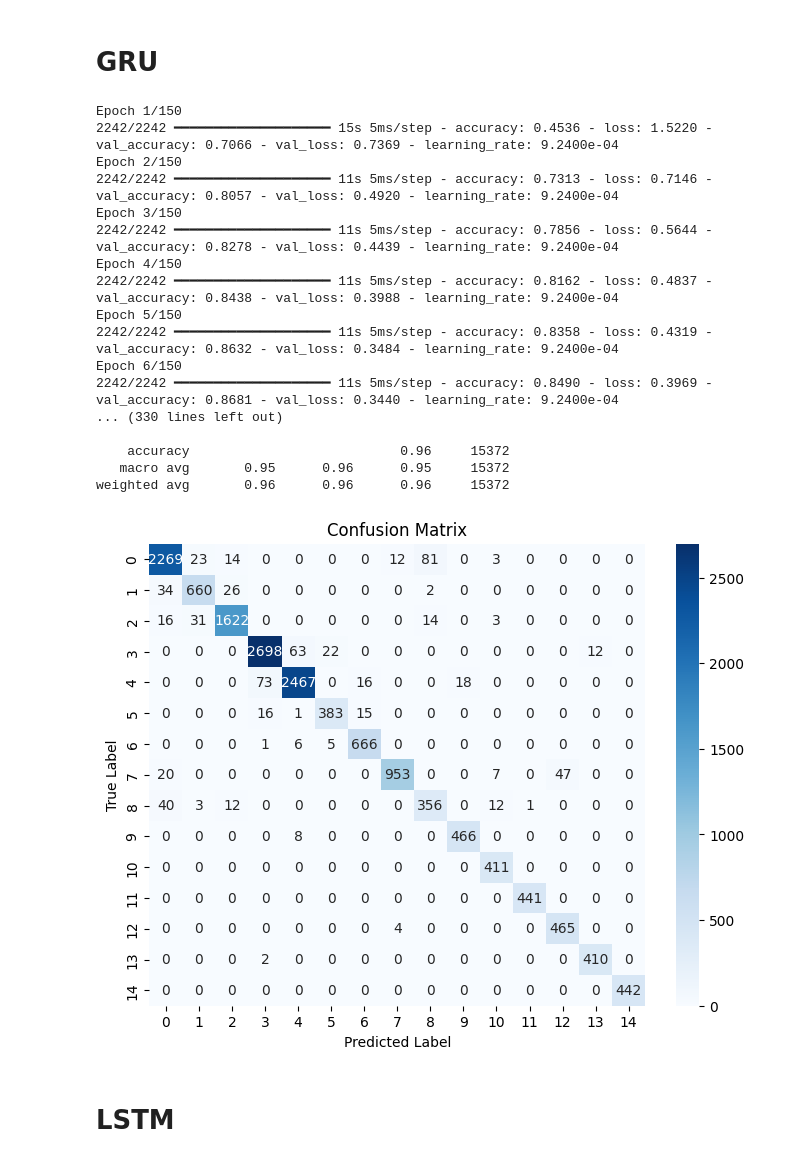
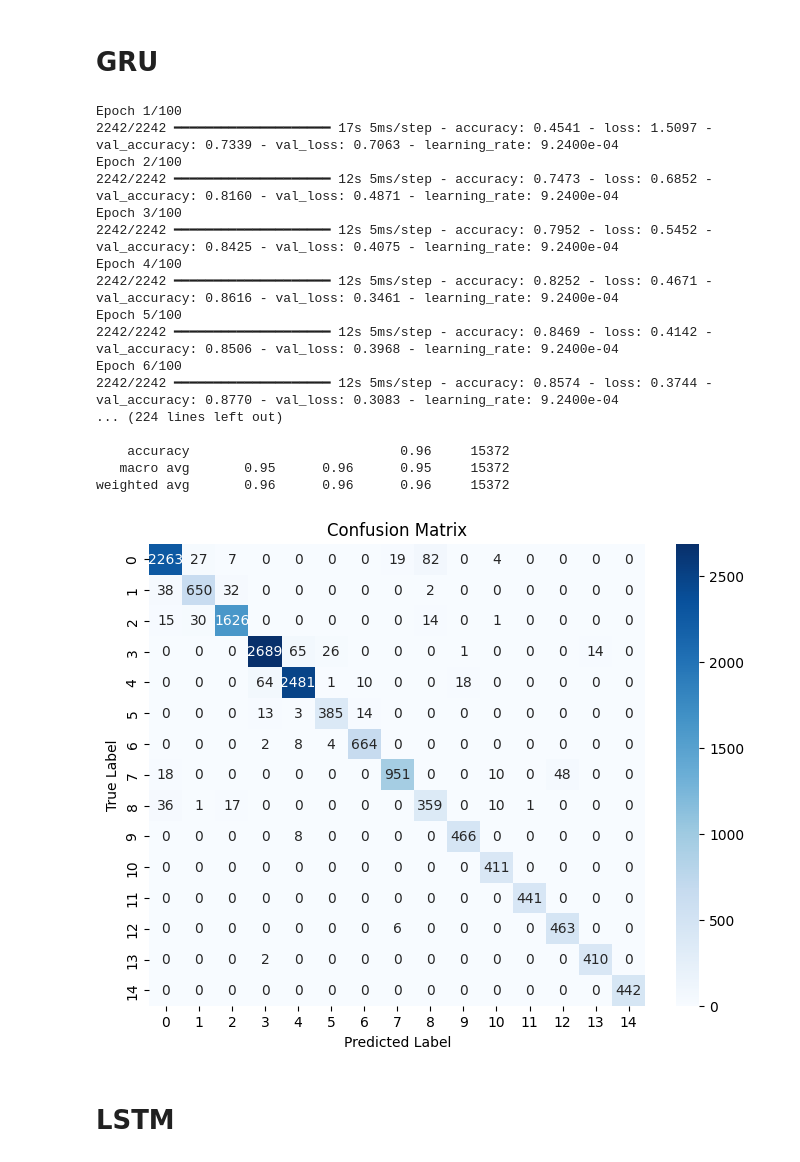
Before and after one commit to kaushikar11/RAI-HER, a Jupyter notebook: MODELS-EVALUATION.ipynb, the cells around one changed output. Saved outputs shown, nothing was run; the diff lists cells and outputs as text; code cells hidden in the pictures.

```diff
--- a/MODELS-EVALUATION.ipynb
+++ b/MODELS-EVALUATION.ipynb
@@ -604,7 +604,7 @@ num_classes = len(np.unique(y))
 gru_model = build_gru_model(input_shape, num_classes)
 history = gru_model.fit(
     X_train, y_train,
-    epochs=150, batch_size=32,
+    epochs=100, batch_size=32,
     validation_data=(X_val, y_val),
     callbacks=[reduce_lr],
     verbose=1
@@ -623,47 +623,47 @@ pred_df.drop(columns=['Emotion'], inplace=True)
 test_df = X_test.copy()
 
 # Compute evaluation metrics
 accuracy = accuracy_score(y_test, predicted_labels)
 precision = precision_score(y_test, predicted_labels, average='weighted')
 recall = recall_score(y_test, predicted_labels, average='weighted')
 
 # Print evaluation metrics
 print(f"Accuracy: {accuracy:.4f}")
 print(f"Precision: {precision:.4f}")
 print(f"Recall: {recall:.4f}")
 
 # Classification Report
 class_report = classification_report(y_test, predicted_labels)
 print("Classification Report:")
 print(class_report)
 
 # Plot Confusion Matrix
 plt.figure(figsize=(8, 6))
 conf_matrix = tf.math.confusion_matrix(y_test, predicted_labels).numpy()
 sns.heatmap(conf_matrix, annot=True, fmt='d', cmap='Blues', xticklabels=np.unique(y_test), yticklabels=np.unique(y_test))
 plt.xlabel('Predicted Label')
 plt.ylabel('True Label')
 plt.title('Confusion Matrix')
 plt.show()
 # %% [output]
-Epoch 1/150
-2242/2242 ━━━━━━━━━━━━━━━━━━━━ 15s 5ms/step - accuracy: 0.4536 - loss: 1.5220 - val_accuracy: 0.7066 - val_loss: 0.7369 - learning_rate: 9.2400e-04
-Epoch 2/150
-2242/2242 ━━━━━━━━━━━━━━━━━━━━ 11s 5ms/step - accuracy: 0.7313 - loss: 0.7146 - val_accuracy: 0.8057 - val_loss: 0.4920 - learning_rate: 9.2400e-04
-Epoch 3/150
-2242/2242 ━━━━━━━━━━━━━━━━━━━━ 11s 5ms/step - accuracy: 0.7856 - loss: 0.5644 - val_accuracy: 0.8278 - val_loss: 0.4439 - learning_rate: 9.2400e-04
-Epoch 4/150
-2242/2242 ━━━━━━━━━━━━━━━━━━━━ 11s 5ms/step - accuracy: 0.8162 - loss: 0.4837 - val_accuracy: 0.8438 - val_loss: 0.3988 - learning_rate: 9.2400e-04
-Epoch 5/150
-2242/2242 ━━━━━━━━━━━━━━━━━━━━ 11s 5ms/step - accuracy: 0.8358 - loss: 0.4319 - val_accuracy: 0.8632 - val_loss: 0.3484 - learning_rate: 9.2400e-04
-Epoch 6/150
-2242/2242 ━━━━━━━━━━━━━━━━━━━━ 11s 5ms/step - accuracy: 0.8490 - loss: 0.3969 - val_accuracy: 0.8681 - val_loss: 0.3440 - learning_rate: 9.2400e-04
-... (330 lines left out)
+Epoch 1/100
+2242/2242 ━━━━━━━━━━━━━━━━━━━━ 17s 5ms/step - accuracy: 0.4541 - loss: 1.5097 - val_accuracy: 0.7339 - val_loss: 0.7063 - learning_rate: 9.2400e-04
+Epoch 2/100
+2242/2242 ━━━━━━━━━━━━━━━━━━━━ 12s 5ms/step - accuracy: 0.7473 - loss: 0.6852 - val_accuracy: 0.8160 - val_loss: 0.4871 - learning_rate: 9.2400e-04
+Epoch 3/100
+2242/2242 ━━━━━━━━━━━━━━━━━━━━ 12s 5ms/step - accuracy: 0.7952 - loss: 0.5452 - val_accuracy: 0.8425 - val_loss: 0.4075 - learning_rate: 9.2400e-04
+Epoch 4/100
+2242/2242 ━━━━━━━━━━━━━━━━━━━━ 12s 5ms/step - accuracy: 0.8252 - loss: 0.4671 - val_accuracy: 0.8616 - val_loss: 0.3461 - learning_rate: 9.2400e-04
+Epoch 5/100
+2242/2242 ━━━━━━━━━━━━━━━━━━━━ 12s 5ms/step - accuracy: 0.8469 - loss: 0.4142 - val_accuracy: 0.8506 - val_loss: 0.3968 - learning_rate: 9.2400e-04
+Epoch 6/100
+2242/2242 ━━━━━━━━━━━━━━━━━━━━ 12s 5ms/step - accuracy: 0.8574 - loss: 0.3744 - val_accuracy: 0.8770 - val_loss: 0.3083 - learning_rate: 9.2400e-04
+... (224 lines left out)
 
     accuracy                           0.96     15372
    macro avg       0.95      0.96      0.95     15372
 weighted avg       0.96      0.96      0.96     15372
-[figure, old version]
+[figure, new version]
 # %%
 if 'final_metrics_df' not in globals():
     final_metrics_df = pd.DataFrame(columns=["Model", "Accuracy", "Precision", "Recall"])
```
Also changed, not shown: parts of 3 cells of this notebook.
